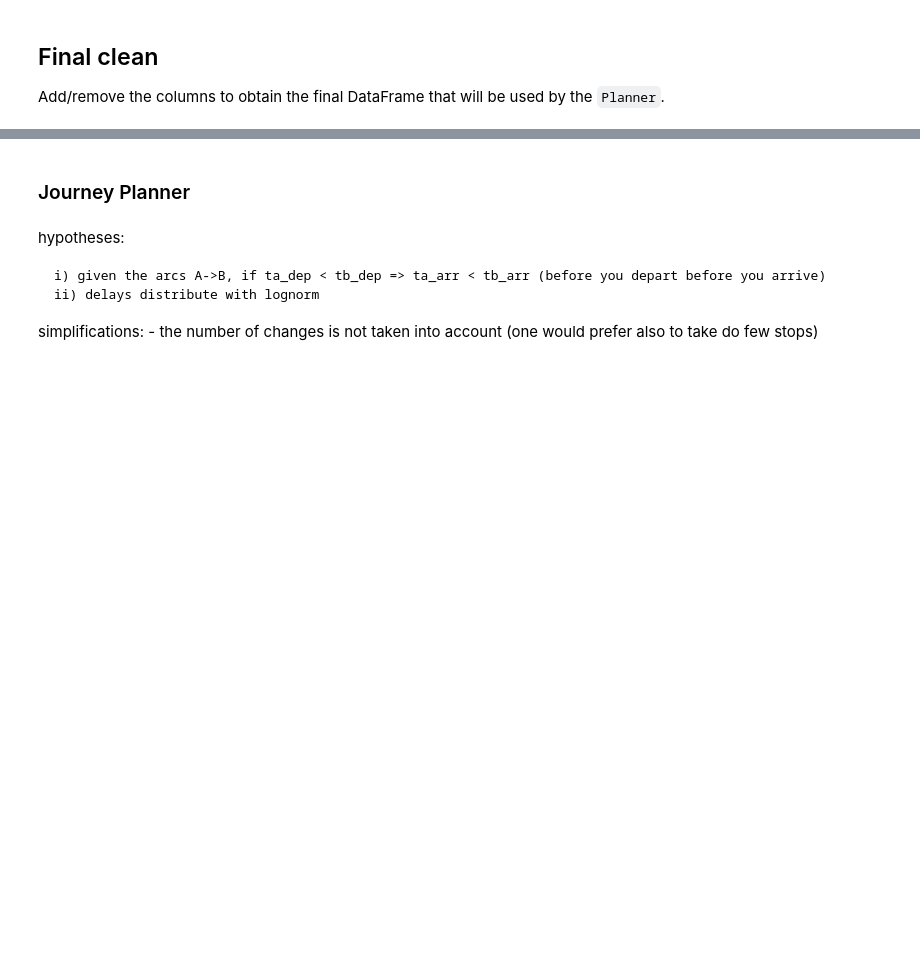
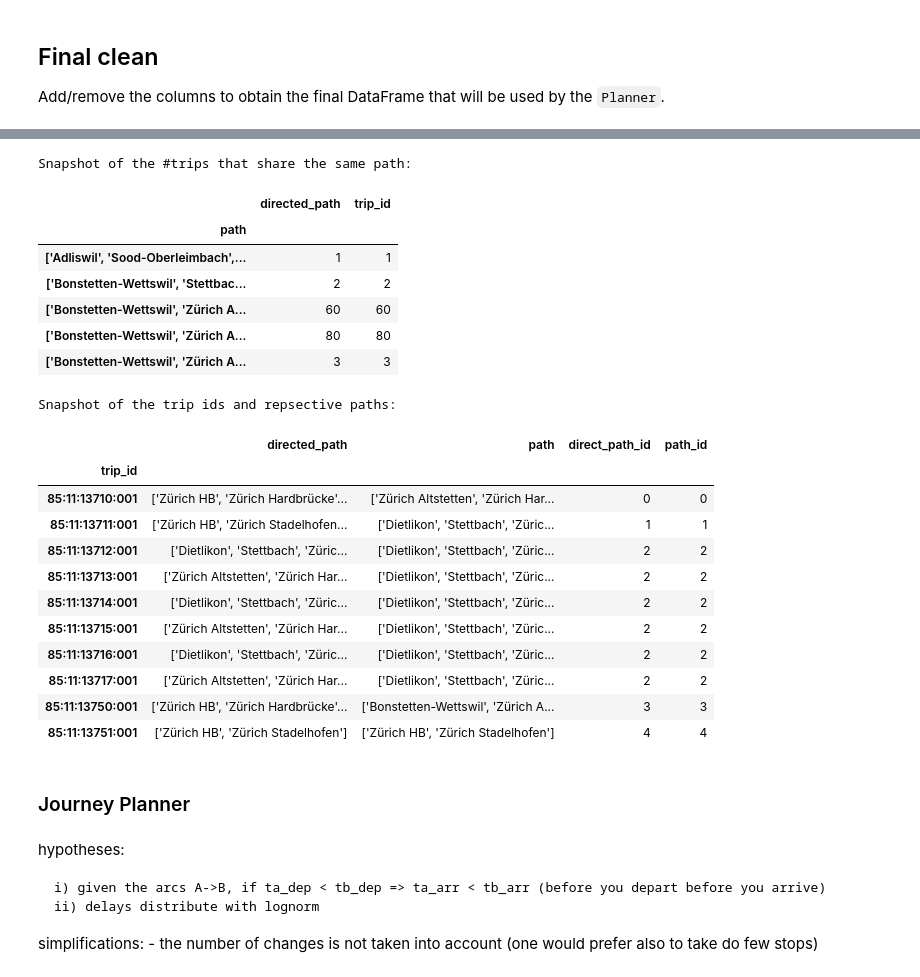
Before and after one commit to marcozov/journey_planning, a Jupyter notebook: final_project_nic.ipynb, the cells around one changed output, grey strips where cells are left out. Saved outputs shown, nothing was run; the diff lists cells and outputs as text; code cells hidden in the pictures; blank space fills up the shorter version.

```diff
--- a/final_project_nic.ipynb
+++ b/final_project_nic.ipynb
@@ -325,0 +324,76 @@ schedule.to_pickle("data/schedule_clean.pkl")
+# %%
+# then also estract the paths of the trips and add a column indicating the id of the path
+def extract_path(x):
+    first_node = x.dep_node[0]
+    middle_nodes = x.dep_node[1:]
+    last_node = x.arr_node[-1]
+
+    if first_node in middle_nodes:
+        idx = middle_nodes.index(first_node)
+        middle_nodes = middle_nodes[:idx]
+
+
+    path = [first_node] + middle_nodes + [last_node]
+    return path
+
+# collect the path of each trip_id
+paths = (schedule[schedule.trip_id!="0000"]
+         .sort_values(["dep_day", "dep_time"])
+         .groupby("trip_id")[["dep_node", "arr_node"]]
+         .agg(lambda x: list(x))
+         .apply(extract_path, axis=1)
+        )
+
+paths = pd.DataFrame(
+    data={
+        "trip_id": paths.index,
+        "directed_path": paths.values
+    }
+)
+
+# give the same order to the nodes of the paths, i.e. A->B->C and C->B->A should be indistinguishable
+def undirect(x):
+    if x[0] > x[-1]:
+        return x[::-1]
+    return x
+
+paths["path"] = paths.directed_path.apply(undirect)
+paths.path = paths.path.astype("str")
+paths.directed_path = paths.directed_path.astype("str")
+
+print("Snapshot of the #trips that share the same path:")
+display(paths.groupby("path").count().head())
+
+# map each path to an id
+paths["direct_path_id"] = pd.factorize(paths.path)[0]
+paths["path_id"] = pd.factorize(paths.path)[0]
+paths.set_index("trip_id", inplace=True)
+print("Snapshot of the trip ids and repsective paths:")
+pd.set_option('display.max_colwidth', -1)
+display(paths.head(10))
+pd.set_option('display.max_colwidth', 50)
+
+# join the new information to the schedule
+schedule = schedule.merge(paths.reset_index()[["trip_id", "path_id"]], how="left")
+# %% [output]
+Snapshot of the #trips that share the same path:
+|  | directed_path | trip_id |
+| path |  |  |
+| ['Adliswil', 'Sood-Oberleimbach',... | 1 | 1 |
+| ['Bonstetten-Wettswil', 'Stettbac... | 2 | 2 |
+| ['Bonstetten-Wettswil', 'Zürich A... | 60 | 60 |
+| ['Bonstetten-Wettswil', 'Zürich A... | 80 | 80 |
+| ['Bonstetten-Wettswil', 'Zürich A... | 3 | 3 |
+Snapshot of the trip ids and repsective paths:
+|  | directed_path | path | direct_path_id | path_id |
+| trip_id |  |  |  |  |
+| 85:11:13710:001 | ['Zürich HB', 'Zürich Hardbrücke'... | ['Zürich Altstetten', 'Zürich Har... | 0 | 0 |
+| 85:11:13711:001 | ['Zürich HB', 'Zürich Stadelhofen... | ['Dietlikon', 'Stettbach', 'Züric... | 1 | 1 |
+| 85:11:13712:001 | ['Dietlikon', 'Stettbach', 'Züric... | ['Dietlikon', 'Stettbach', 'Züric... | 2 | 2 |
+| 85:11:13713:001 | ['Zürich Altstetten', 'Zürich Har... | ['Dietlikon', 'Stettbach', 'Züric... | 2 | 2 |
+| 85:11:13714:001 | ['Dietlikon', 'Stettbach', 'Züric... | ['Dietlikon', 'Stettbach', 'Züric... | 2 | 2 |
+| 85:11:13715:001 | ['Zürich Altstetten', 'Zürich Har... | ['Dietlikon', 'Stettbach', 'Züric... | 2 | 2 |
+| 85:11:13716:001 | ['Dietlikon', 'Stettbach', 'Züric... | ['Dietlikon', 'Stettbach', 'Züric... | 2 | 2 |
+| 85:11:13717:001 | ['Zürich Altstetten', 'Zürich Har... | ['Dietlikon', 'Stettbach', 'Züric... | 2 | 2 |
+| 85:11:13750:001 | ['Zürich HB', 'Zürich Hardbrücke'... | ['Bonstetten-Wettswil', 'Zürich A... | 3 | 3 |
+| 85:11:13751:001 | ['Zürich HB', 'Zürich Stadelhofen'] | ['Zürich HB', 'Zürich Stadelhofen'] | 4 | 4 |
```
Also changed, not shown: parts of 18 cells of this notebook, 3 other files.
